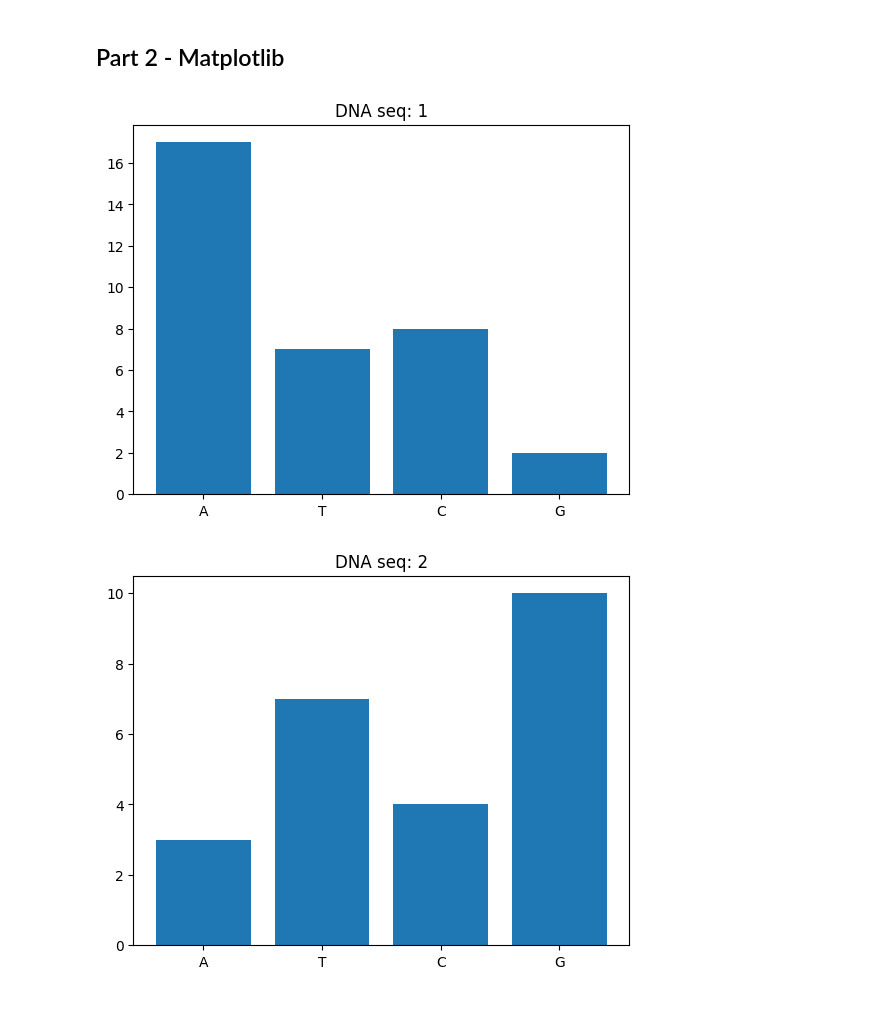
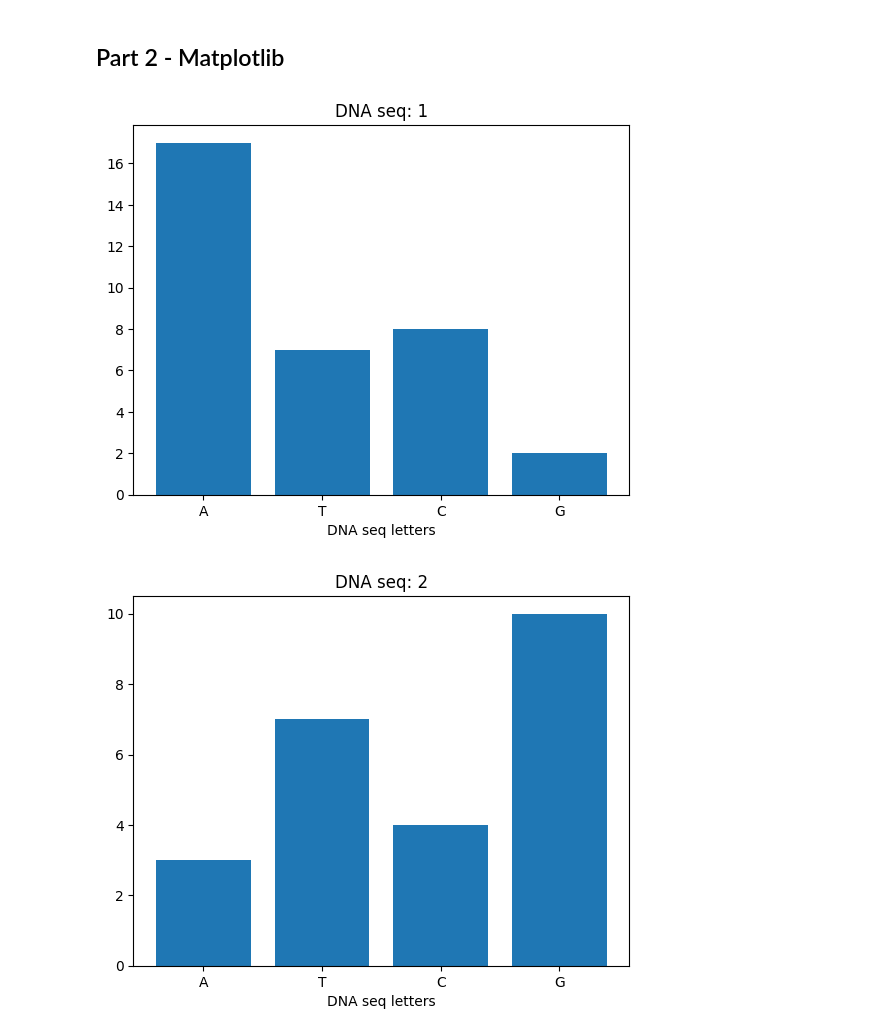
Before and after one commit to mirandalyng/Lab01_DE25_ML, a Jupyter notebook: Lab01.ipynb, the cells around one changed output. Cells and saved outputs as stored; diff of their text form; code cells hidden in the pictures; blank space fills up the shorter version.

```diff
--- a/Lab01.ipynb
+++ b/Lab01.ipynb
@@ -112,20 +114,21 @@ print(dnaListCount)
 # %%
 import matplotlib.pyplot as plt
 
 id = 1
 
 for gridSeq in dnaListCount:
 
     names = list(gridSeq.keys())
     values = list(gridSeq.values())
 
     fig, ax = plt.subplots()
     ax.set_title(f"DNA seq: {id}")
+    ax.set_xlabel("DNA seq letters")
     plt.bar(names, values)
 
     plt.show()
 
     id += 1
 # %% [output]
-[figure, old version]
+[figure, new version]
-[figure, old version]
+[figure, new version]
```
Also changed, not shown: parts of 2 cells of this notebook.
